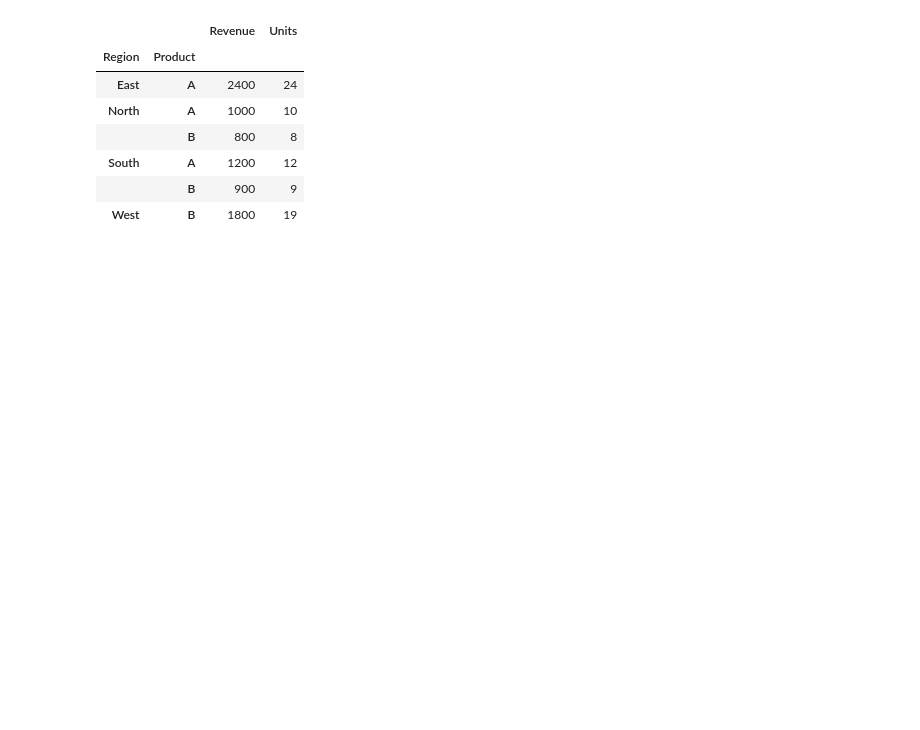
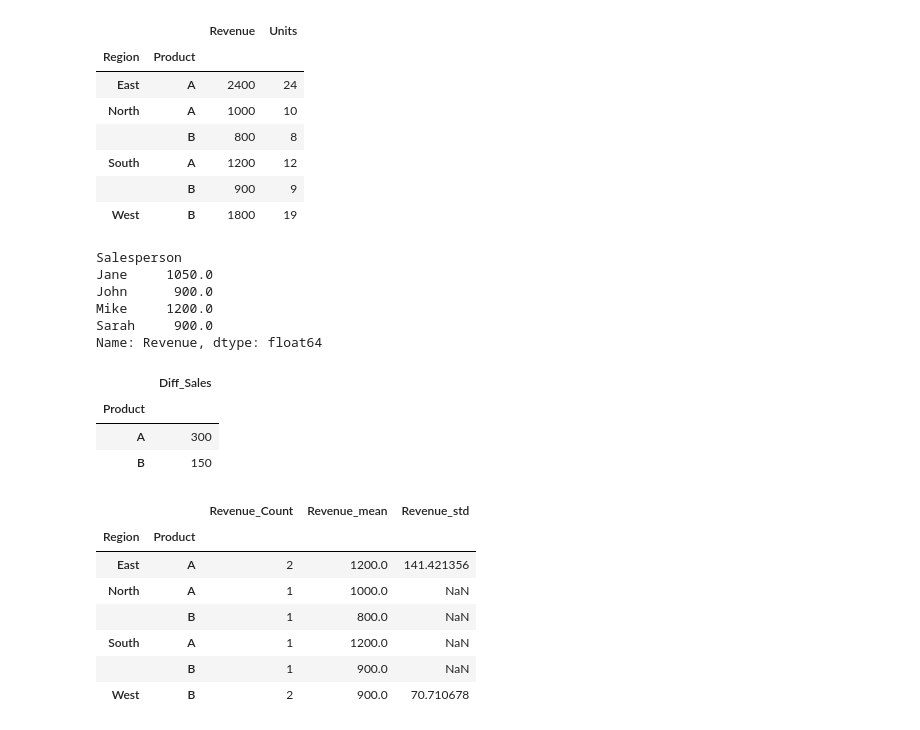
Before and after one commit to KEN-DATALABS/PROJECT-LIST, a Jupyter notebook: OneDrive/Documents/List Project/Project3.ipynb, the cells around one changed output. Cells and saved outputs as stored; diff of their text form; code cells hidden in the pictures; blank space fills up the shorter version.

```diff
--- a/OneDrive/Documents/List Project/Project3.ipynb
+++ b/OneDrive/Documents/List Project/Project3.ipynb
@@ -604,5 +606,32 @@ sales.groupby(['Region','Product'])[['Revenue','Units']].sum()
 | South | A | 1200 | 12 |
 |  | B | 900 | 9 |
 | West | B | 1800 | 19 |
+# %%
+sales.groupby(['Salesperson'])['Revenue'].mean()
+# %% [output]
+Salesperson
+Jane     1050.0
+John      900.0
+Mike     1200.0
+Sarah     900.0
+Name: Revenue, dtype: float64
 # %%
-sales.groupby
+sales.groupby('Product').agg(Diff_Sales=('Revenue', lambda x:x.max()-x.min()))
+# %% [output]
+|  | Diff_Sales |
+| Product |  |
+| A | 300 |
+| B | 150 |
+# %%
+sales.groupby(['Region','Product']).agg(Revenue_Count=('Revenue', 'count'),
+                                Revenue_mean=('Revenue', 'mean'),
+                                Revenue_std=('Revenue', 'std'))
+# %% [output]
+|  |  | Revenue_Count | Revenue_mean | Revenue_std |
+| Region | Product |  |  |  |
+| East | A | 2 | 1200.0 | 141.421356 |
+| North | A | 1 | 1000.0 | NaN |
+|  | B | 1 | 800.0 | NaN |
+| South | A | 1 | 1200.0 | NaN |
+|  | B | 1 | 900.0 | NaN |
+| West | B | 2 | 900.0 | 70.710678 |
```
Also changed, not shown: parts of 4 cells of this notebook.
